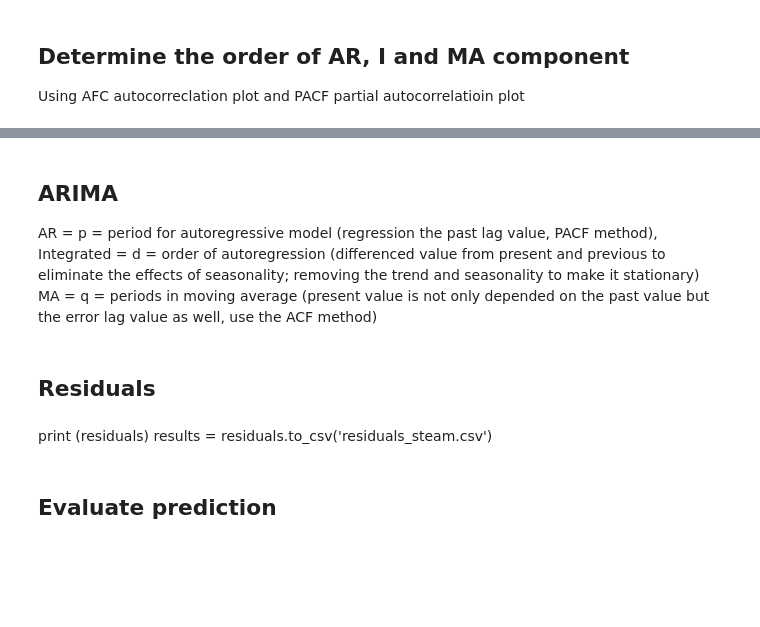
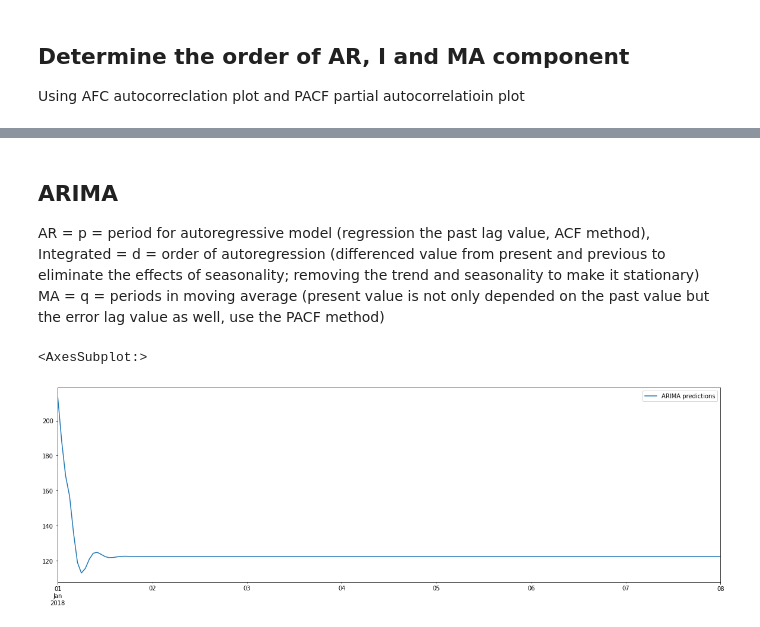
Before and after one commit to ShepherdCode/BuildingEnergy, a Jupyter notebook: Steam_ARIMA_103.ipynb, the cells around one changed output, grey strips where cells are left out. Drawn from its saved outputs; the diff is of its cells as text; code cells hidden in the pictures; blank space fills up the shorter version.

```diff
--- a/Steam_ARIMA_103.ipynb
+++ b/Steam_ARIMA_103.ipynb
@@ -191,10 +251,12 @@ pacf_plot = sm.graphics.tsa.plot_pacf (building.dropna(),lags = 40, ax = buildin
 # %% [markdown]
 ## ARIMA
-AR = p = period for autoregressive model (regression the past lag value, PACF method),
+AR = p = period for autoregressive model (regression the past lag value, ACF method),
 <br>
 Integrated = d = order of autoregression (differenced value from present and previous to eliminate the effects of seasonality; removing the trend and seasonality to make it stationary)
 <br>
-MA = q = periods in moving average (present value is not only depended on the past value but the error lag value as well, use the ACF method)
+MA = q = periods in moving average (present value is not only depended on the past value but the error lag value as well, use the PACF method)
 # %%
-size = int(len(building) * 0.5)
-train, test = building[0:size], building[size:len(building)]
+#Build ARIMA model
+
+model = ARIMA(building, order = (5,0,5)) #number of order generates from the auto_arima
+results_ARIMA = model.fit()
@@ -201,2 +265,4 @@ train, test = building[0:size], building[size:len(building)]
 # %%
-test
+pred = results_ARIMA.predict(start = len (building), end = len(building)+24*7, typ = 'levels'). rename ('ARIMA predictions')
+pd.DataFrame(pred)
+print ('The prediction value for the next 24*7',pred.head(24))
@@ -221,2 +268,0 @@ for t in range(len(test)):
-# %% [markdown]
-## Residuals
@@ -230,5 +268,0 @@ print(residuals.describe())
-# %% [markdown]
-print (residuals)
-results = residuals.to_csv('residuals_steam.csv')
-# %% [markdown]
-## Evaluate prediction
@@ -239,0 +269,5 @@ print('Test RMSE: %.3f' % rmse)
+# %%
+pred.plot(figsize = (20,6), legend = True)
+# %% [output]
+<AxesSubplot:>
+[figure, added]
```
Also changed, not shown: parts of 9 cells of this notebook.
